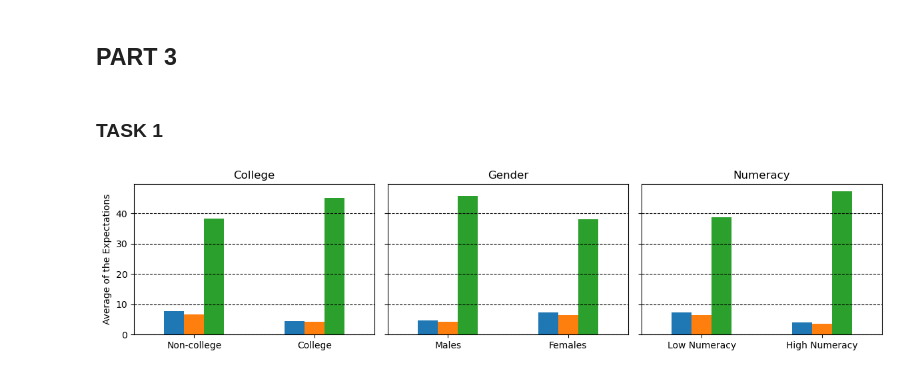
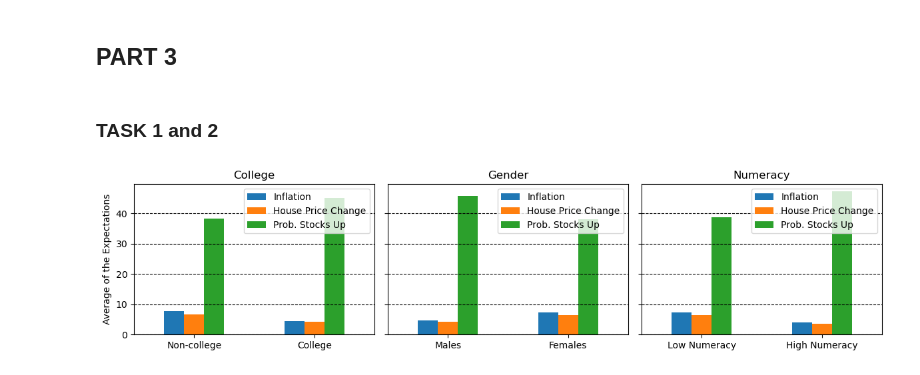
Before and after one commit to David01-234/Team-DVD, a Jupyter notebook: Term_paper.ipynb, the cells around one changed output. Saved outputs shown, nothing was run; the diff lists cells and outputs as text; code cells hidden in the pictures.

Commit message:
added a legend to part 3 task 1 and 2

```diff
--- a/Term_paper.ipynb
+++ b/Term_paper.ipynb
@@ -173,29 +173,30 @@ Number of unique survey waves: 117
 # %% [markdown]
 ## PART 3
 # %% [markdown]
-### TASK 1
+### TASK 1 and 2
 # %%
 groups = [
     ("college", {0: "Non-college", 1: "College"}, "College"),
     ("female", {0: "Males", 1: "Females"}, "Gender"),
     ("num_lit_high", {0: "Low Numeracy", 1: "High Numeracy"}, "Numeracy")
 ]
 
 fig, axes = plt.subplots(1, 3, figsize=(12, 3), sharey=True)
 
 for ax, (col, mapping, title) in zip(axes, groups):
     group_means = df.groupby(col)[["inflation", "house_price_change", "prob_stocks_up"]].mean().reset_index()
     group_means[col] = group_means[col].map(mapping)
 
     Plotting_Values = group_means.set_index(col)
 
     Plotting_Values.plot(kind = 'bar', ax= ax, legend = False)
     ax.set_title(title)
     ax.set_ylabel("Average of the Expectations")
     ax.set_xticklabels(ax.get_xticklabels(), rotation = 0)
     ax.set_xlabel("")
     ax.grid(True, axis="y", linestyle="--", alpha=1, color = 'black')
+    ax.legend(["Inflation", "House Price Change", "Prob. Stocks Up"], loc='upper right')
 
 fig.tight_layout()
 # %% [output]
-[figure, old version]
+[figure, new version]
```
